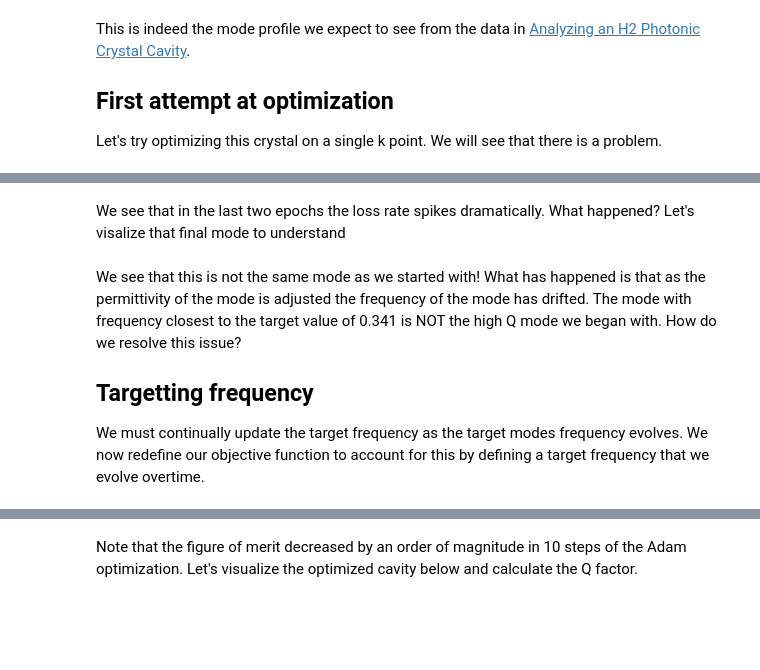
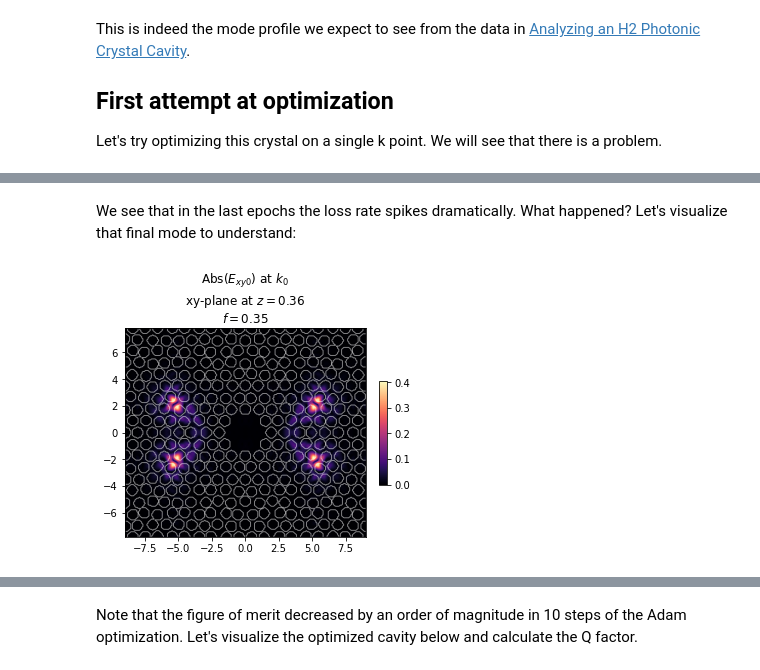
Before and after one commit to ENPH-2113-Silicon-Photonics/legume, a Jupyter notebook: chickpea_docs/07_Optimizing_the_H2_Cavity.ipynb, the cells around one changed output, grey strips where cells are left out. Saved outputs shown, nothing was run; the diff lists cells and outputs as text; code cells hidden in the pictures; blank space fills up the shorter version.

```diff
--- a/chickpea_docs/07_Optimizing_the_H2_Cavity.ipynb
+++ b/chickpea_docs/07_Optimizing_the_H2_Cavity.ipynb
@@ -213,7 +237,7 @@ sophisticated parameterization may be able to avoid overlap in a more lenient wa
 nonetheless we declare:
 # %%
 # This will set the maximum displacement of holes in x and y at 0.11
-bounds=[-0.11, 0.11]
+bounds=[-0.09, 0.09]
 # %% [markdown]
 ## Choosing the target mode and settings for the guided mode expansion
 
@@ -239,7 +263,7 @@ options = {'gmode_inds': [0],
            'verbose': False, # No need to clutter the optimization output.
            'gradients': 'exact',
            'numeig': 1, # We only need target mode
-           'eig_sigma': 0.341,  # We want mode closest to this frequency.
+           'eig_sigma': 0.348,  # We want mode closest to this frequency.
            'eig_solver': 'eigsh' #
            }
 # %% [markdown]
@@ -279,7 +303,8 @@ nky = 1 #
 opt = Minimize(of_kavg_fmap)
 
 # Starting parameters are the un-modified cavity
-
+options["eig_sigma"]=0.348
 options["verbose"]=False
 # Run an 'adam' optimization
-(p_opt, ofs) = opt.adam(pstart, step_size=0.005, Nepochs=5, bounds = bounds, pass_self=False)
+(p_opt, ofs) = opt.adam(pstart, step_size=0.02, # Step size set too large for demonstration
+                        Nepochs=6, bounds = bounds, pass_self=False)
@@ -286,17 +319,9 @@ options["verbose"]=False
 # %% [markdown]
-We see that in the last two epochs the loss rate spikes dramatically. What happened?
-Let's visalize that final mode to understand
+We see that in the last epochs the loss rate spikes dramatically. What happened?
+Let's visualize that final mode to understand:
 # %%
 gme, freq_im,= gme_cavity_k(p_opt[0:nc], p_opt[nc:], gmax, options, np.array([[kxg[0]], [kyg[0]]]))
 
-ax = legume.viz.field(gme, 'e', 0, 0, z=dslab/2, component='xy', val='abs', N1=300, N2=300,norm=True)
+ax = legume.viz.field(gme, 'e', 0, 0, z=dslab/2, component='xy', val='abs', N1=200, N2=200,norm=True)
+# %% [output]
+[figure, added]
-# %% [markdown]
-We see that this is not the same mode as we started with!
-What has happened is that as the permittivity of the mode is adjusted the frequency
-of the mode has drifted. The mode with frequency closest to the target value of 0.341
-is NOT the high Q mode we began with. How do we resolve this issue?
-
-## Targetting frequency
-
-We must continually update the target frequency as the target modes frequency evolves.
-We now redefine our objective function to account for this by defining a target frequency that we evolve overtime.
```
Also changed, not shown: parts of 20 cells of this notebook, 8 other files.
